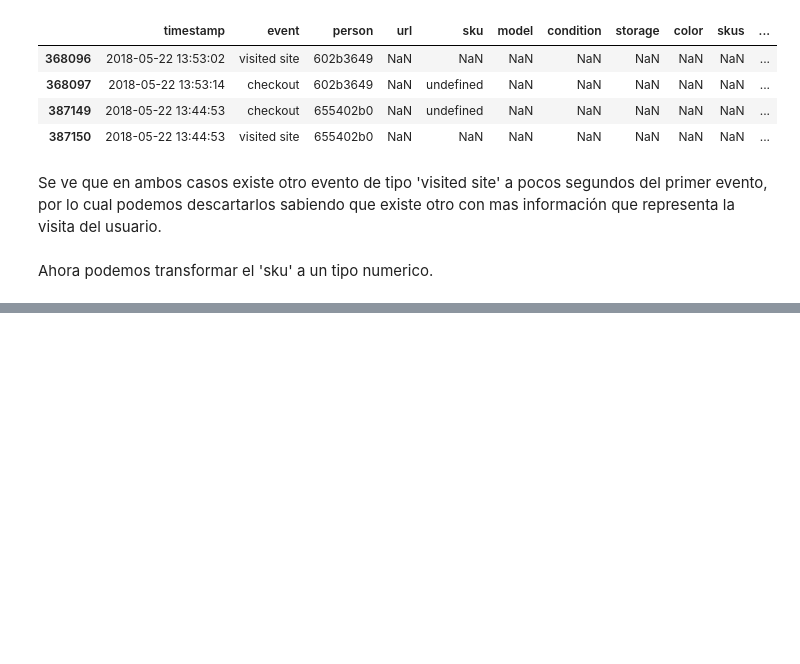
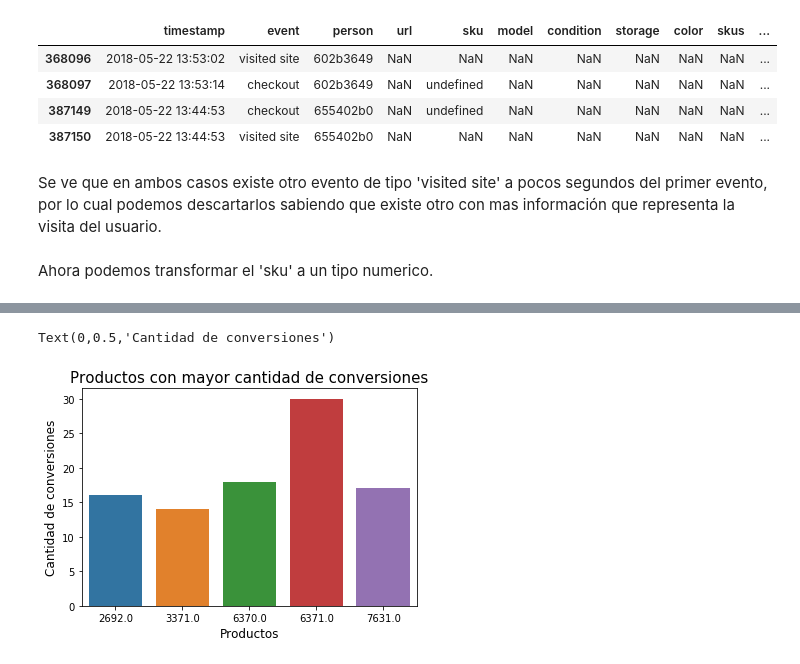
Before and after one commit to seblaz/datos-fingers, a Jupyter notebook: fingers1.ipynb, the cells around one changed output, grey strips where cells are left out. Saved outputs shown, nothing was run; the diff lists cells and outputs as text; code cells hidden in the pictures; blank space fills up the shorter version.

```diff
--- a/fingers1.ipynb
+++ b/fingers1.ipynb
@@ -105,0 +129,8 @@ df[df['event'] == 'conversion'].groupby('sku').count().sort_values('timestamp',
+# %%
+g = sns.barplot(y=list(productos['timestamp']), x=list(productos.index))
+g.set_title('Productos con mayor cantidad de conversiones', fontsize=15)
+g.set_xlabel('Productos', fontsize=12)
+g.set_ylabel('Cantidad de conversiones', fontsize=12)
+# %% [output]
+Text(0,0.5,'Cantidad de conversiones')
+[figure, added]
```
Also changed, not shown: parts of 12 cells of this notebook, 1 other file.
